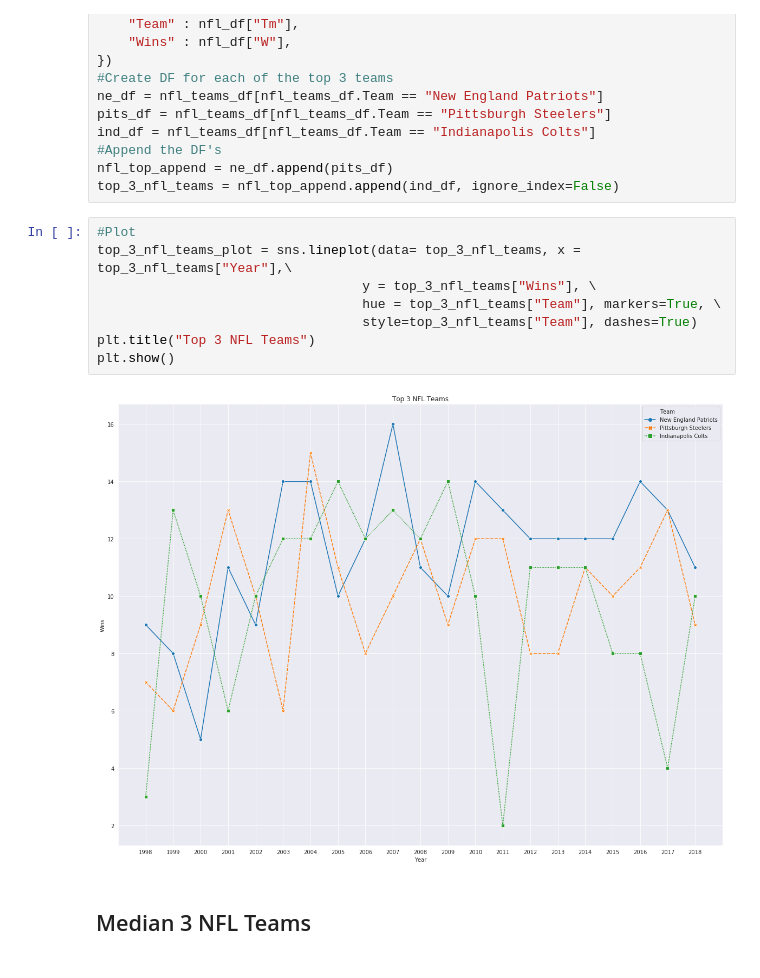
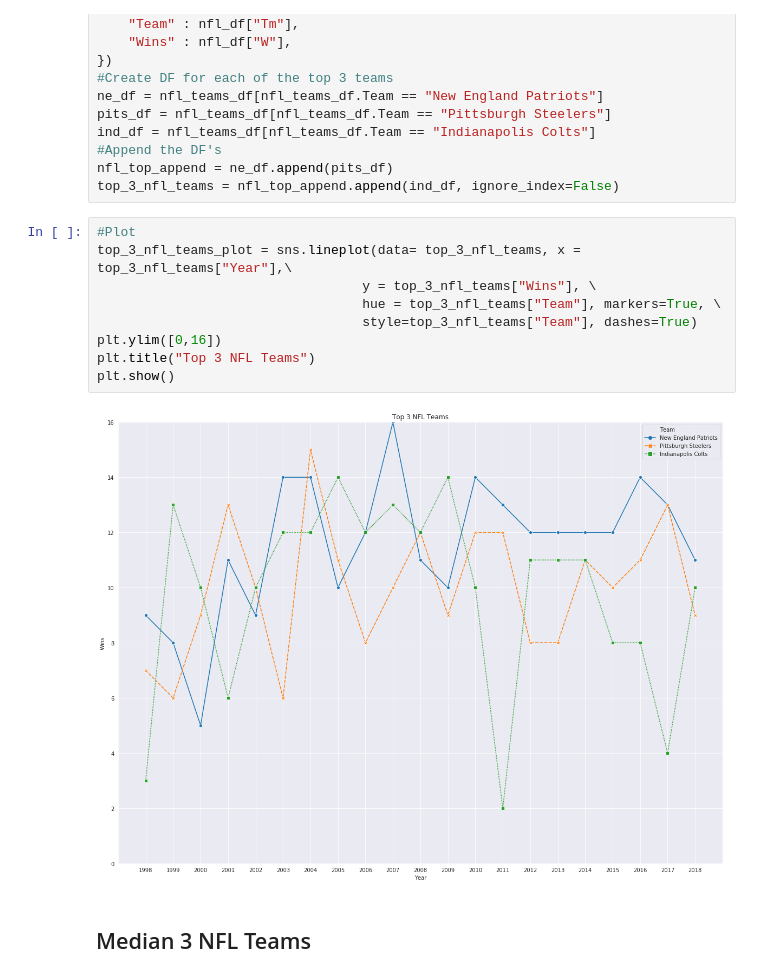
Before and after one commit to Git-hSin/TeamPerformanceCommImpact, a Jupyter notebook: tim_sports/tim_sports.ipynb, the cells around one changed output. Cells and saved outputs as stored; diff of their text form.

```diff
--- a/tim_sports/tim_sports.ipynb
+++ b/tim_sports/tim_sports.ipynb
@@ -308,13 +311,14 @@ top_3_nfl_teams = nfl_top_append.append(ind_df, ignore_index=False)
 # %%
 #Plot
 top_3_nfl_teams_plot = sns.lineplot(data= top_3_nfl_teams, x = top_3_nfl_teams["Year"],\
                                   y = top_3_nfl_teams["Wins"], \
                                   hue = top_3_nfl_teams["Team"], markers=True, \
                                   style=top_3_nfl_teams["Team"], dashes=True)
+plt.ylim([0,16])
 plt.title("Top 3 NFL Teams")
 plt.show()
 # %% [output]
-[figure, old version]
+[figure, new version]
 # %% [markdown]
 ##  Median 3 NFL Teams
 # %%
```
Also changed, not shown: parts of 8 cells of this notebook.
